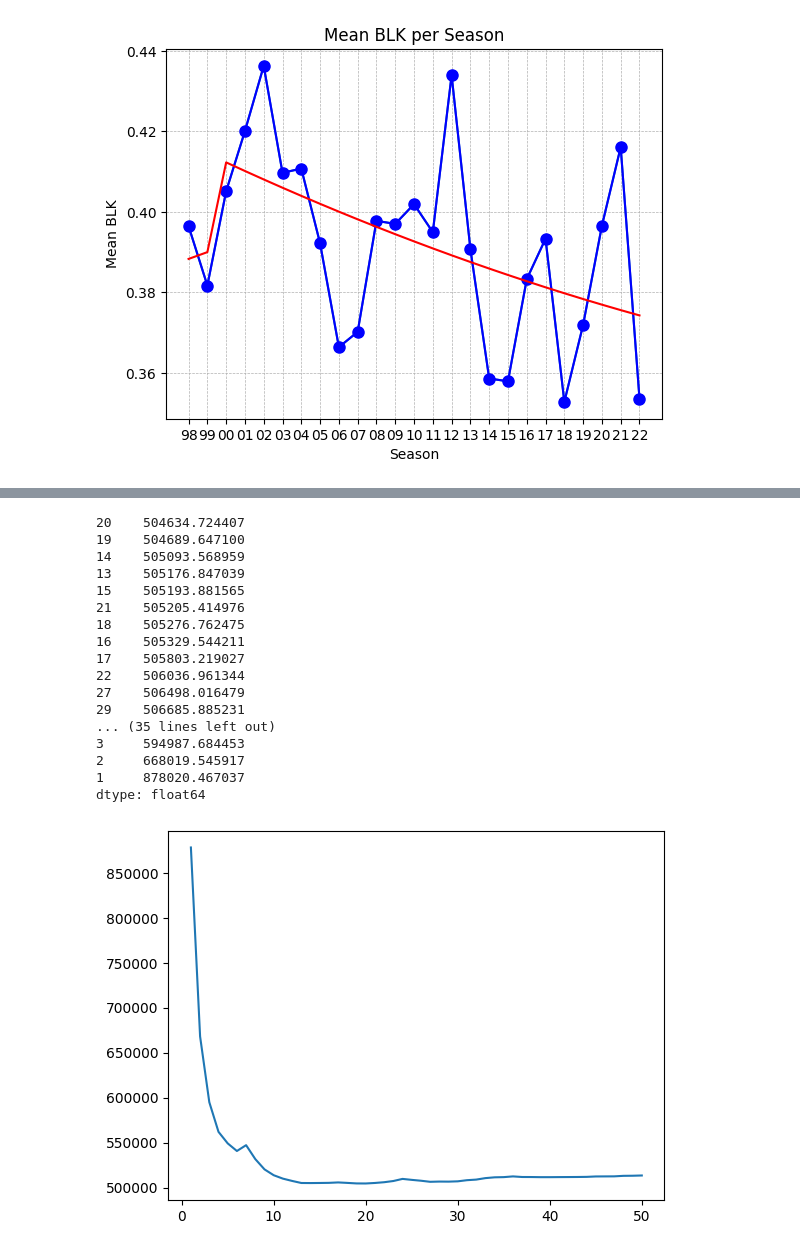
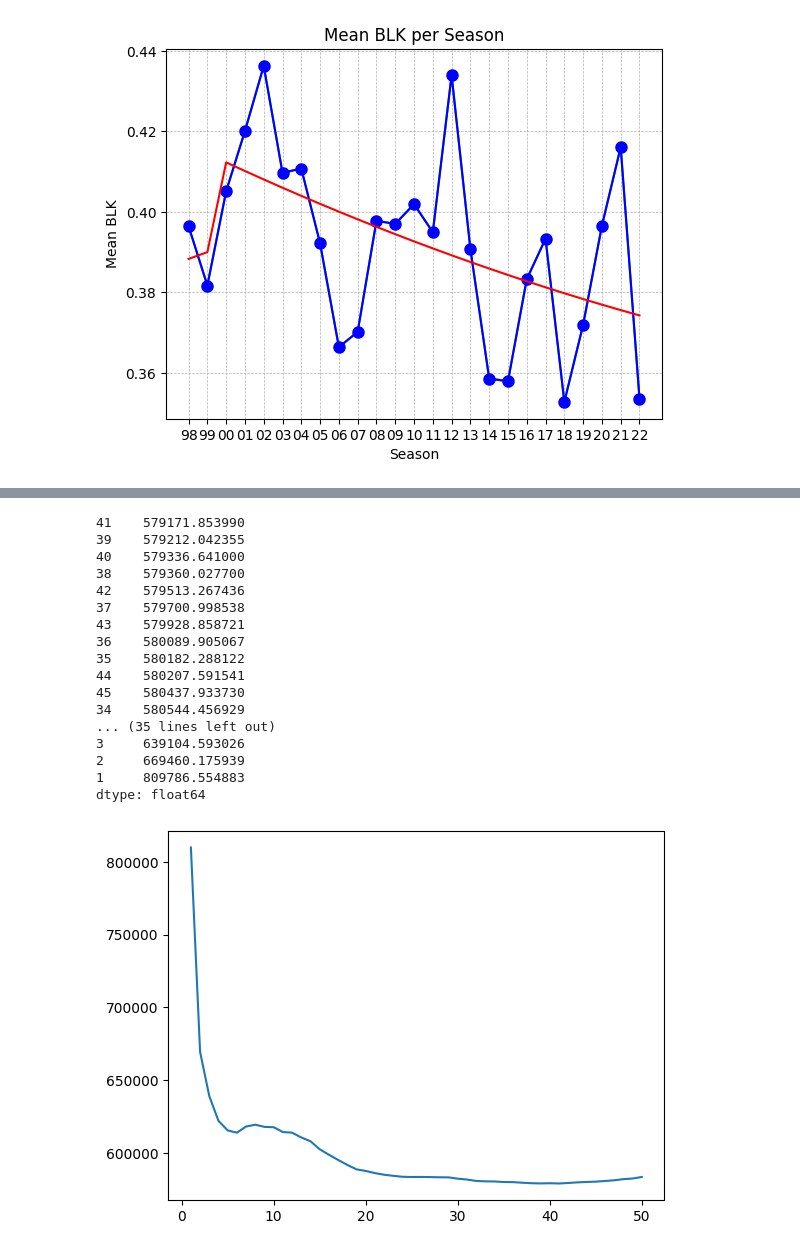
Before and after one commit to reidm340/reidm340.github.io, a Jupyter notebook: Millers'_DS_Project.ipynb, the cells around one changed output, grey strips where cells are left out. Cells and saved outputs as stored; diff of their text form; code cells hidden in the pictures.

```diff
--- a/Millers'_DS_Project.ipynb
+++ b/Millers'_DS_Project.ipynb
@@ -235,10 +178,12 @@ Now adding the fantasy points columns to our dataset:
 (FP = fantasy points and FPA = fantasy points average)
 # %%
 # calculating total fantasy points
-nbaPStats['FP'] = (nbaPStats['PTS'] + nbaPStats['3P'] - nbaPStats['FGA'] + (2 * nbaPStats['FG']) - nbaPStats['FTA'] + nbaPStats['FT'] + nbaPStats['TRB'] + (2 * nbaPStats['AST']) + (4 * nbaPStats['STL']) + (4 * nbaPStats['BLK'])) * nbaPStats['G']
+nbaPStats['FP'] = (nbaPStats['PTS'] + nbaPStats['3P'] - nbaPStats['FGA']
+                   + (2 * nbaPStats['FG']) - nbaPStats['FTA'] + nbaPStats['FT'] + nbaPStats['TRB']
+                   + (2 * nbaPStats['AST']) + (4 * nbaPStats['STL']) + (4 * nbaPStats['BLK'])) * nbaPStats['G']
 
 # calculating fantasy points average
-nbaPStats['FPA'] = nbaPStats['PTS'] + nbaPStats['3P'] - nbaPStats['FGA'] + (2 * nbaPStats['FG']) - nbaPStats['FTA'] + nbaPStats['FT'] + nbaPStats['TRB'] + (2 * nbaPStats['AST']) + (4 * nbaPStats['STL']) + (4 * nbaPStats['BLK'])
+nbaPStats['FPA'] = (nbaPStats['PTS'] + nbaPStats['3P'] - nbaPStats['FGA'] + (2 * nbaPStats['FG']) - nbaPStats['FTA'] + nbaPStats['FT'] + nbaPStats['TRB'] + (2 * nbaPStats['AST']) + (4 * nbaPStats['STL']) + (4 * nbaPStats['BLK']))
 
 nbaPStats.head()
 # %% [output]
@@ -621,11 +540,10 @@ from sklearn.neighbors import KNeighborsRegressor
 from sklearn.pipeline import Pipeline
 from sklearn.model_selection import cross_val_score
 
-stats_if_next = nbaPStats[nbaPStats["next_FP"] != -1]
+stats_if_next = by_year[by_year["next_FP"] != -1]
 
 # get the features (in dict format) and the labels
-# (do not split into training and validation sets)
-features = ["Pos", "Age", "Tm", "G", "GS",
+features = ["Player", "Pos", "Age", "Tm", "G", "GS",
             "MP", "FG", "FGA", "FG%", "3P",
             "3PA", "3P%", "2P", "2PA", "2P%",
             "FT", "FTA", "FT%", "ORB", "DRB",
@@ -633,49 +551,46 @@ features = ["Pos", "Age", "Tm", "G", "GS",
             "PF", "PTS", "Season"]
 
 X_dict = stats_if_next[features].to_dict(orient="records")
 y = stats_if_next["next_FP"]
 
 # specify the pipeline
 vec = DictVectorizer(sparse=False)
 scaler = StandardScaler()
 model = KNeighborsRegressor(n_neighbors=10)
 pipeline = Pipeline([("vectorizer", vec), ("scaler", scaler), ("fit", model)])
-
-vec = DictVectorizer(sparse=False)
-scaler = StandardScaler()
 
 # calculates estimate of test error based on 10-fold cross validation
 def get_cv_error(k):
     model = KNeighborsRegressor(n_neighbors=k)
     pipeline = Pipeline([("vectorizer", vec), ("scaler", scaler), ("fit", model)])
     mse = np.mean(-cross_val_score(
         pipeline, X_dict, y,
         cv=10, scoring="neg_mean_squared_error"
     ))
     return mse
 
 ks = pd.Series(range(1, 51))
 ks.index = range(1, 51)
 test_errs = ks.apply(get_cv_error)
 
 test_errs.plot.line()
 test_errs.sort_values()
 # %% [output]
-20    504634.724407
-19    504689.647100
-14    505093.568959
-13    505176.847039
-15    505193.881565
-21    505205.414976
-18    505276.762475
-16    505329.544211
-17    505803.219027
-22    506036.961344
-27    506498.016479
-29    506685.885231
+41    579171.853990
+39    579212.042355
+40    579336.641000
+38    579360.027700
+42    579513.267436
+37    579700.998538
+43    579928.858721
+36    580089.905067
+35    580182.288122
+44    580207.591541
+45    580437.933730
+34    580544.456929
 ... (35 lines left out)
-3     594987.684453
-2     668019.545917
-1     878020.467037
+3     639104.593026
+2     669460.175939
+1     809786.554883
 dtype: float64
-[figure, old version]
+[figure, new version]
```
Also changed, not shown: parts of 62 cells of this notebook, 1 other file.
